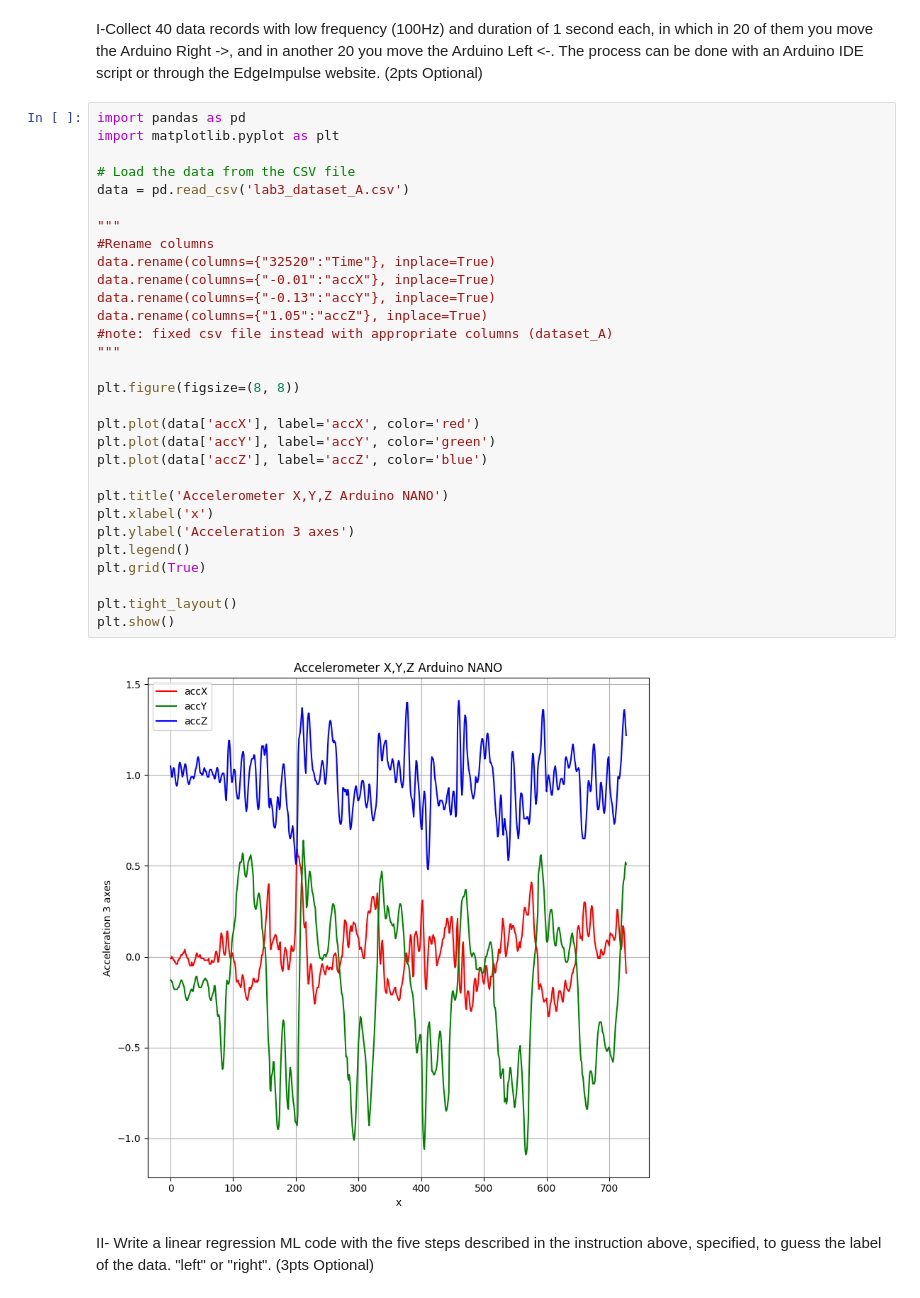
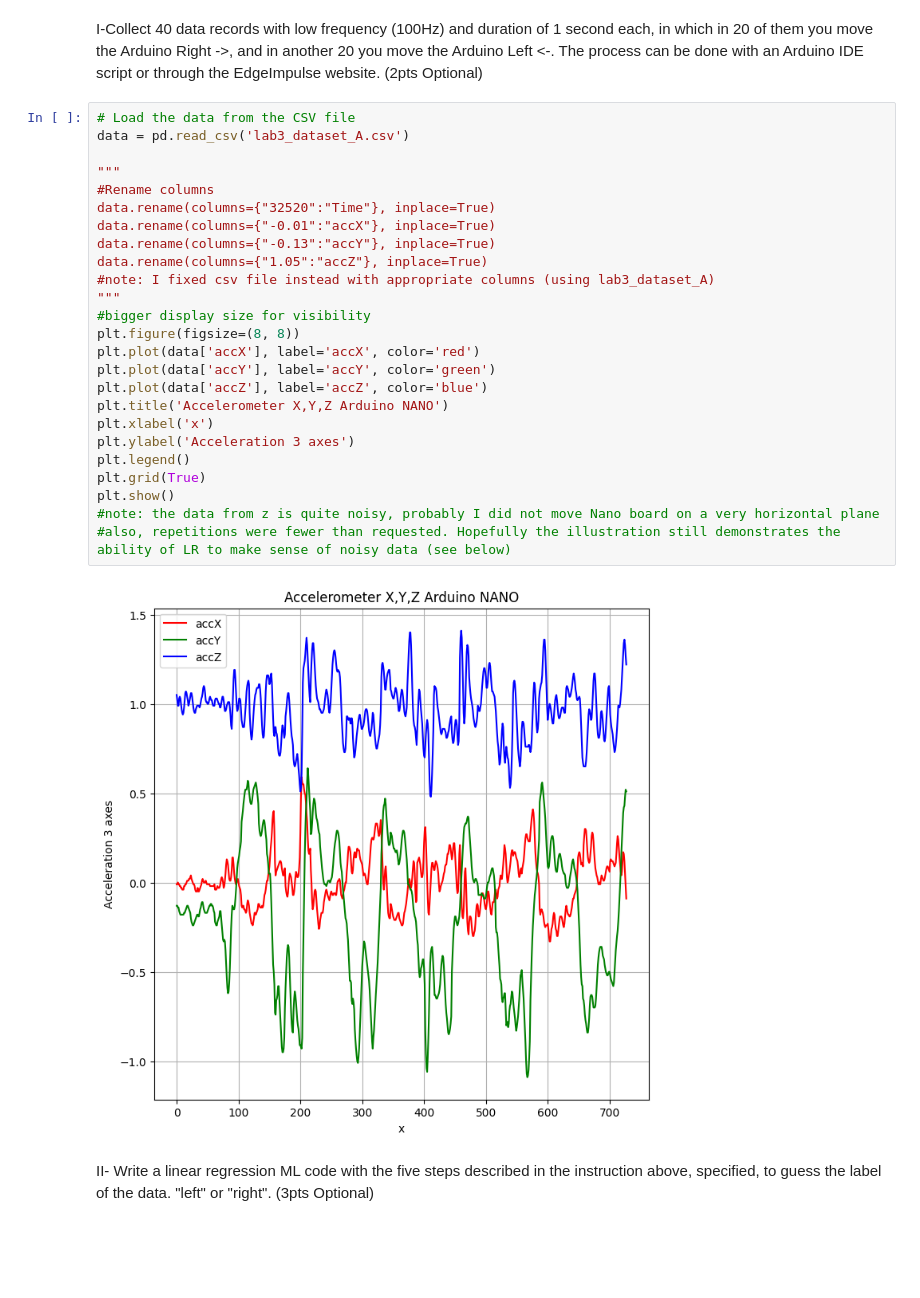
Before and after one commit to cybertilla/Lab3, a Jupyter notebook: Lab3.ipynb, the cells around one changed output. Drawn from its saved outputs; the diff is of its cells as text; blank space fills up the shorter version.

```diff
--- a/Lab3.ipynb
+++ b/Lab3.ipynb
@@ -219,37 +241,32 @@ Date: 15+16 Feb 2024
 # %% [markdown]
 I-Collect 40 data records with low frequency (100Hz) and duration of 1 second each, in which in 20 of them you move the Arduino Right ->, and in another 20 you move the Arduino Left <-. The process can be done with an Arduino IDE script or through the EdgeImpulse website. (2pts Optional)
 # %%
-import pandas as pd
-import matplotlib.pyplot as plt
-
 # Load the data from the CSV file
 data = pd.read_csv('lab3_dataset_A.csv')
 
 """
 #Rename columns
 data.rename(columns={"32520":"Time"}, inplace=True)
 data.rename(columns={"-0.01":"accX"}, inplace=True)
 data.rename(columns={"-0.13":"accY"}, inplace=True)
 data.rename(columns={"1.05":"accZ"}, inplace=True)
-#note: fixed csv file instead with appropriate columns (dataset_A)
+#note: I fixed csv file instead with appropriate columns (using lab3_dataset_A)
 """
-
+#bigger display size for visibility
 plt.figure(figsize=(8, 8))
-
 plt.plot(data['accX'], label='accX', color='red')
 plt.plot(data['accY'], label='accY', color='green')
 plt.plot(data['accZ'], label='accZ', color='blue')
-
 plt.title('Accelerometer X,Y,Z Arduino NANO')
 plt.xlabel('x')
 plt.ylabel('Acceleration 3 axes')
 plt.legend()
 plt.grid(True)
-
-plt.tight_layout()
 plt.show()
+#note: the data from z is quite noisy, probably I did not move Nano board on a very horizontal plane
+#also, repetitions were fewer than requested. Hopefully the illustration still demonstrates the ability of LR to make sense of noisy data (see below)
 # %% [output]
-[figure, old version]
+[figure, new version]
 # %% [markdown]
 II- Write a linear regression ML code with the five steps described in the instruction above, specified, to guess the label of the data. "left" or "right". (3pts Optional)
 # %%
```
Also changed, not shown: parts of 26 cells of this notebook.
